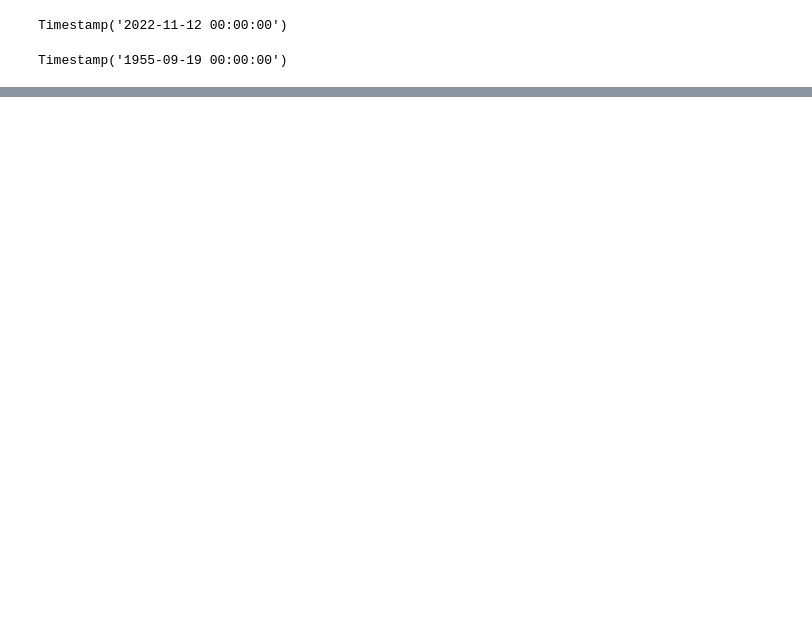
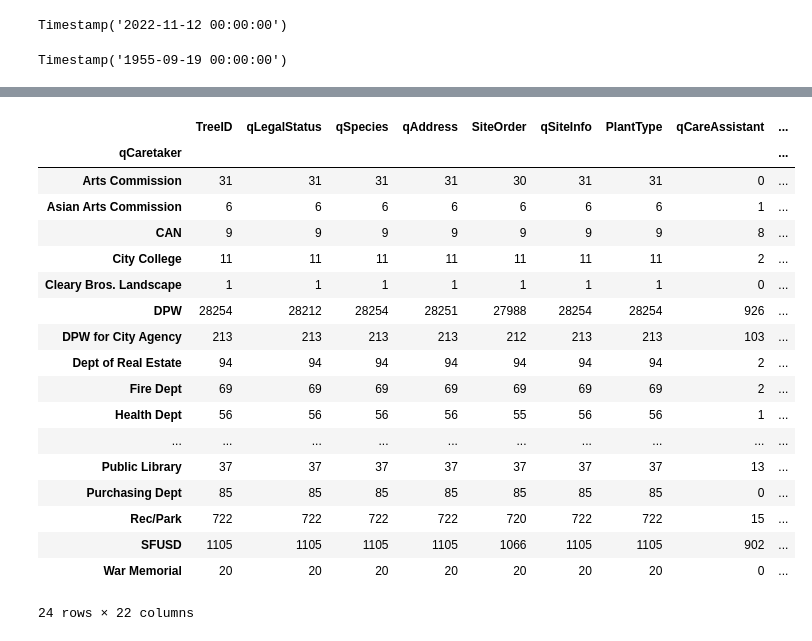
Before and after one commit to jyyang7/j233-proj-trees-in-sf, a Jupyter notebook: initial-analysis.ipynb, the cells around one changed output, grey strips where cells are left out. Drawn from its saved outputs; the diff is of its cells as text; code cells hidden in the pictures; blank space fills up the shorter version.

```diff
--- a/initial-analysis.ipynb
+++ b/initial-analysis.ipynb
@@ -100,0 +178,22 @@ Timestamp('1955-09-19 00:00:00')
+# %%
+sf_trees.groupby(['qCaretaker']).count()
+# %% [output]
+|  | TreeID | qLegalStatus | qSpecies | qAddress | SiteOrder | qSiteInfo | PlantType | qCareAssistant | ... |
+| qCaretaker |  |  |  |  |  |  |  |  | ... |
+| Arts Commission | 31 | 31 | 31 | 31 | 30 | 31 | 31 | 0 | ... |
+| Asian Arts Commission | 6 | 6 | 6 | 6 | 6 | 6 | 6 | 1 | ... |
+| CAN | 9 | 9 | 9 | 9 | 9 | 9 | 9 | 8 | ... |
+| City College | 11 | 11 | 11 | 11 | 11 | 11 | 11 | 2 | ... |
+| Cleary Bros. Landscape | 1 | 1 | 1 | 1 | 1 | 1 | 1 | 0 | ... |
+| DPW | 28254 | 28212 | 28254 | 28251 | 27988 | 28254 | 28254 | 926 | ... |
+| DPW for City Agency | 213 | 213 | 213 | 213 | 212 | 213 | 213 | 103 | ... |
+| Dept of Real Estate | 94 | 94 | 94 | 94 | 94 | 94 | 94 | 2 | ... |
+| Fire Dept | 69 | 69 | 69 | 69 | 69 | 69 | 69 | 2 | ... |
+| Health Dept | 56 | 56 | 56 | 56 | 55 | 56 | 56 | 1 | ... |
+| ... | ... | ... | ... | ... | ... | ... | ... | ... | ... |
+| Public Library | 37 | 37 | 37 | 37 | 37 | 37 | 37 | 13 | ... |
+| Purchasing Dept | 85 | 85 | 85 | 85 | 85 | 85 | 85 | 0 | ... |
+| Rec/Park | 722 | 722 | 722 | 722 | 720 | 722 | 722 | 15 | ... |
+| SFUSD | 1105 | 1105 | 1105 | 1105 | 1066 | 1105 | 1105 | 902 | ... |
+| War Memorial | 20 | 20 | 20 | 20 | 20 | 20 | 20 | 0 | ... |
+24 rows × 22 columns
```
Also changed, not shown: parts of 9 cells of this notebook, 2 other files.
